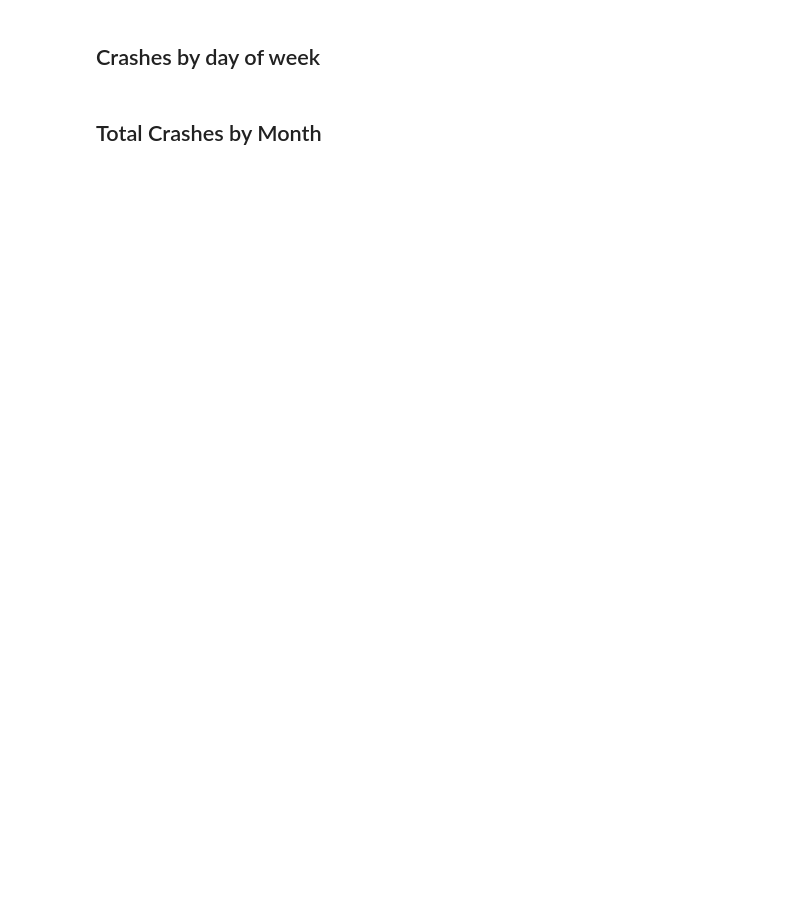
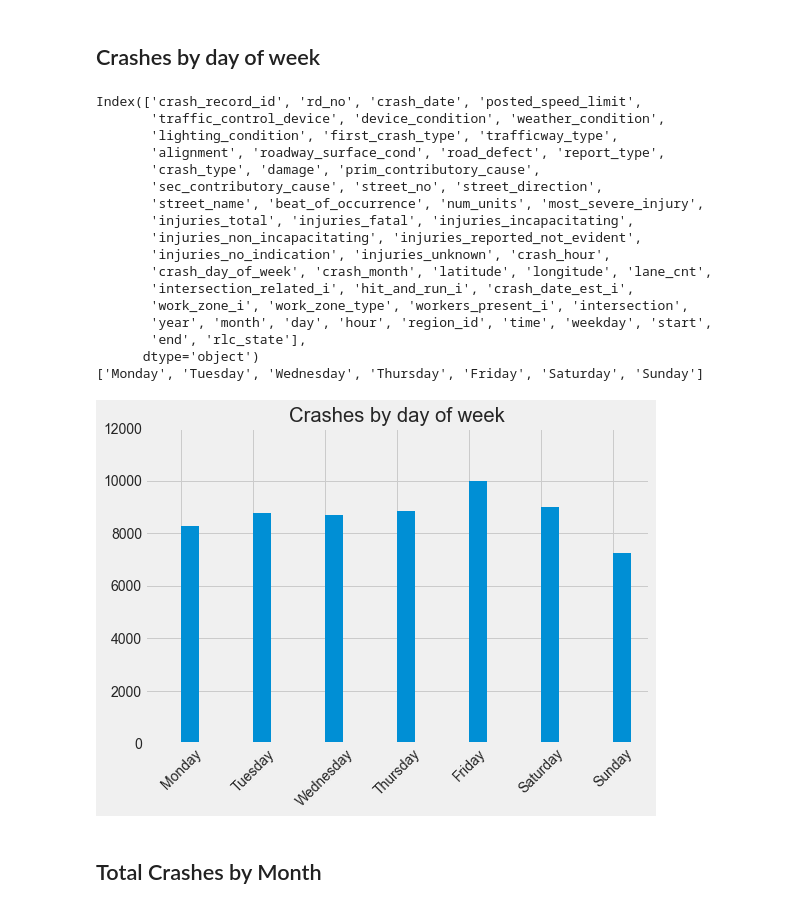
Before and after one commit to sciencelee/chicago-red-light-cameras, a Jupyter notebook: 02-eda.ipynb, the cells around one changed output. Saved outputs shown, nothing was run; the diff lists cells and outputs as text; code cells hidden in the pictures; blank space fills up the shorter version.

```diff
--- a/02-eda.ipynb
+++ b/02-eda.ipynb
@@ -798,13 +1027,42 @@ sql_fetch_tables(c, conn)
 # %%
 day_of_week = ['Monday', 'Tuesday', 'Wednesday', 'Thursday', 'Friday', 'Saturday', 'Sunday']
 
 print(crash_df.columns)
 print(day_of_week)
+
+fig, ax = plt.subplots(figsize=(8, 6))
+
 crash_df['crashes'] = crash_df['crash_record_id'].notnull().astype(int)
-ax = crash_df[['weekday', 'crashes']].groupby('weekday').count().reset_index().plot.bar(title='Crashes by day of week', rot=45)
+
+crash_df[['weekday', 'crashes']].groupby('weekday').count().reset_index().plot.bar(title='Crashes by day of week',
+                                                                                   rot=45,
+                                                                                   ax=ax,
+                                                                                   color='C0' # default color
+                                                                                  )
 ax.set_ylim(0, 12000)
 ax.set_xticklabels(day_of_week)
 ax.get_legend().remove()
+fig.tight_layout()
+plt.savefig('images/crash_vs_weekday.png')
+# %% [output]
+Index(['crash_record_id', 'rd_no', 'crash_date', 'posted_speed_limit',
+       'traffic_control_device', 'device_condition', 'weather_condition',
+       'lighting_condition', 'first_crash_type', 'trafficway_type',
+       'alignment', 'roadway_surface_cond', 'road_defect', 'report_type',
+       'crash_type', 'damage', 'prim_contributory_cause',
+       'sec_contributory_cause', 'street_no', 'street_direction',
+       'street_name', 'beat_of_occurrence', 'num_units', 'most_severe_injury',
+       'injuries_total', 'injuries_fatal', 'injuries_incapacitating',
+       'injuries_non_incapacitating', 'injuries_reported_not_evident',
+       'injuries_no_indication', 'injuries_unknown', 'crash_hour',
+       'crash_day_of_week', 'crash_month', 'latitude', 'longitude', 'lane_cnt',
+       'intersection_related_i', 'hit_and_run_i', 'crash_date_est_i',
+       'work_zone_i', 'work_zone_type', 'workers_present_i', 'intersection',
+       'year', 'month', 'day', 'hour', 'region_id', 'time', 'weekday', 'start',
+       'end', 'rlc_state'],
+      dtype='object')
+['Monday', 'Tuesday', 'Wednesday', 'Thursday', 'Friday', 'Saturday', 'Sunday']
+[figure, added]
 # %% [markdown]
 ## Total Crashes by Month
 # %%
```
Also changed, not shown: parts of 46 cells of this notebook, 4 other files.
